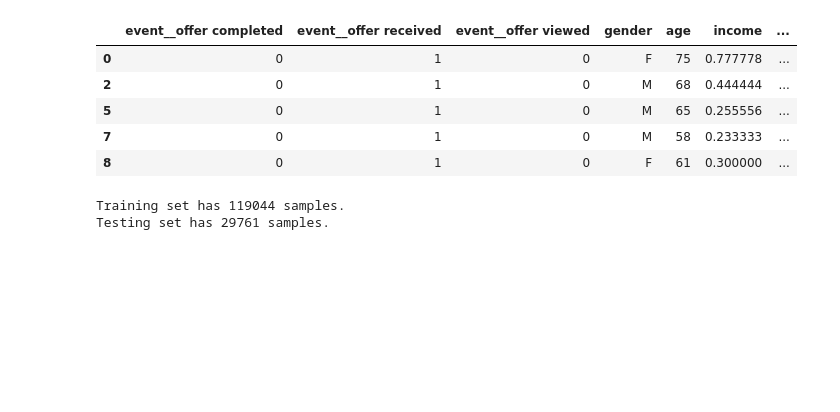
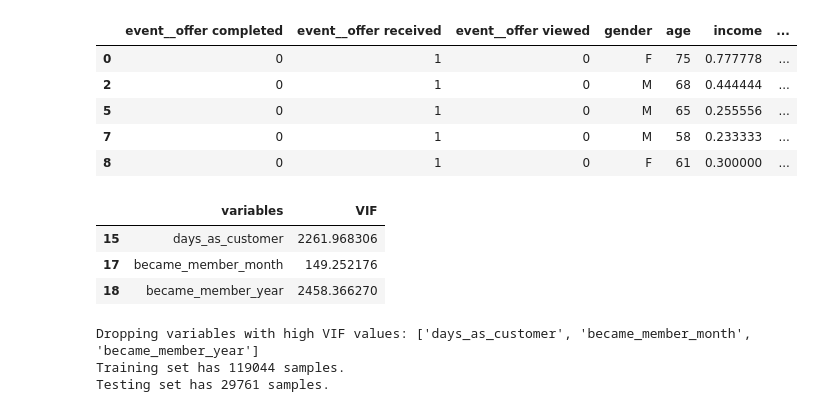
Before and after one commit to jmnickerson05/udacity_starbucks_capstone, a Jupyter notebook: Starbucks_Capstone_notebook.ipynb, the cells around one changed output. Cells and saved outputs as stored; diff of their text form; code cells hidden in the pictures; blank space fills up the shorter version.

```diff
--- a/Starbucks_Capstone_notebook.ipynb
+++ b/Starbucks_Capstone_notebook.ipynb
@@ -465,12 +446,16 @@ dtype: object
 # %%
 from sklearn.preprocessing import MinMaxScaler
 
-scaler = MinMaxScaler() # default=(0, 1)
-numerical = list(joined.select_dtypes('float'))
-keys_df = joined[['offer_person_id', 'offer_id','profile_person_id', 'portfolio_id']]
-features = joined[[i for i in list(joined) if i not in list(keys_df)]]
-features_log_minmax_transform = pd.DataFrame(data = features)
-features_log_minmax_transform[numerical] = scaler.fit_transform(joined[numerical])
+def scale_features(data):
+    scaler = MinMaxScaler() # default=(0, 1)
+    numerical = list(data.select_dtypes('float'))
+    keys_df = data[['offer_person_id', 'offer_id','profile_person_id', 'portfolio_id']]
+    features = data[[i for i in list(data) if i not in list(keys_df)]]
+    features_log_minmax_transform = pd.DataFrame(data = features)
+    features_log_minmax_transform[numerical] = scaler.fit_transform(data[numerical])
+    return features_log_minmax_transform
+
+features_log_minmax_transform = scale_features(joined)
 display(features_log_minmax_transform.head(n = 5))
 # %% [output]
 |  | event__offer completed | event__offer received | event__offer viewed | gender | age | income | ... |
@@ -481,25 +466,49 @@ display(features_log_minmax_transform.head(n = 5))
 | 8 | 0 | 1 | 0 | F | 61 | 0.300000 | ... |
 # %%
 from sklearn.model_selection import train_test_split
+from statsmodels.stats.outliers_influence import variance_inflation_factor
 
-# features = features_log_minmax_transform[[c for c in features_log_minmax_transform.columns
-#                                           if c not in ['person', 'offer_id', 'id']]]
-y=features_log_minmax_transform[['event__offer completed']]
-# y=features_log_minmax_transform[['transaction_amount']]
-features = features_log_minmax_transform.drop(columns=['event__offer completed',
-#                                                         'transaction_amount'])
-                                                      ])
-features.gender = features.gender.map({'M':1, 'F':2})
+def clean_and_prep_features(features_log_minmax_transform, print_vif=True):
+    y=features_log_minmax_transform[['event__offer completed']]
+    # y=features_log_minmax_transform[['transaction_amount']]
+    features = features_log_minmax_transform.drop(columns=['event__offer completed',
+#                                                            'event__offer viewed'
+    #                                                         'transaction_amount'])
+                                                          ])
+    features.gender = features.gender.map({'M':1, 'F':2})
 
+    def calc_vif(X):
+        vif = pd.DataFrame()
+        vif["variables"] = X.columns
+        vif["VIF"] = [variance_inflation_factor(X.values, i) for i in range(X.shape[1])]
+        return(vif)
+
+    vif = calc_vif(features.dropna())
+    vif = vif[vif.VIF > 10]
+    vif.VIF = vif.VIF.replace([np.inf, -np.inf], np.nan)
+    vif = vif.dropna()
+    if print_vif:
+        display(vif)
+        print(f'Dropping variables with high VIF values: {vif.variables.tolist()}')
+    features = features[[c for c in features.columns if c not in vif.variables.tolist()]]
+    return features, y
+
+
+features, y = clean_and_prep_features(features_log_minmax_transform)
 X_train, X_test, y_train, y_test = train_test_split(features,
                                                     y,
                                                     test_size = 0.2,
                                                     random_state = 0)
 
 # Show the results of the split
 print("Training set has {} samples.".format(X_train.shape[0]))
 print("Testing set has {} samples.".format(X_test.shape[0]))
 # %% [output]
+|  | variables | VIF |
+| 15 | days_as_customer | 2261.968306 |
+| 17 | became_member_month | 149.252176 |
+| 18 | became_member_year | 2458.366270 |
+Dropping variables with high VIF values: ['days_as_customer', 'became_member_month', 'became_member_year']
 Training set has 119044 samples.
 Testing set has 29761 samples.
 # %%
```
Also changed, not shown: parts of 36 cells of this notebook, 1 other file.
